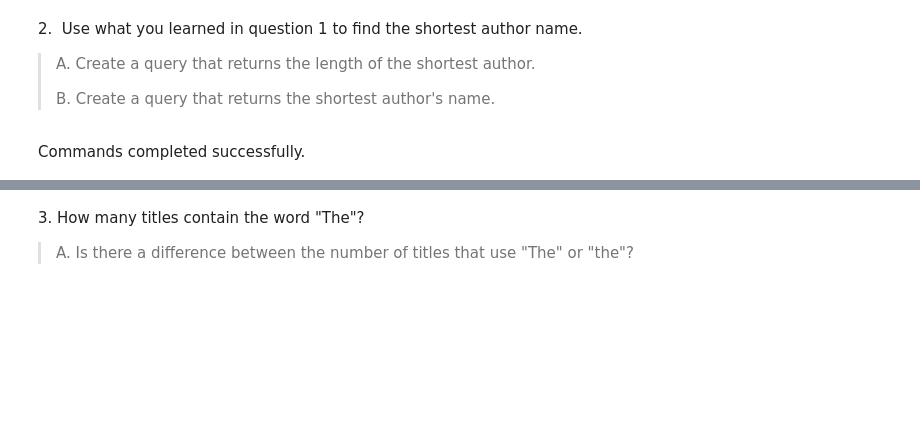
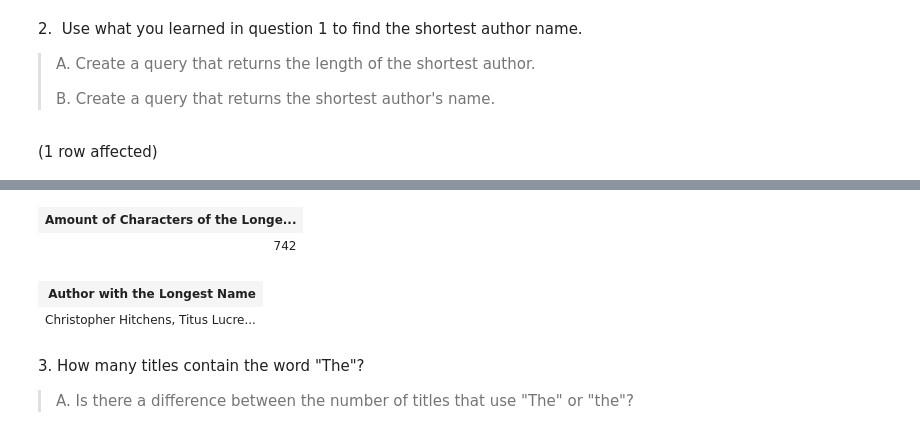
Before and after one commit to Oceyaunna/SQL-Part-2-Studio, a Jupyter notebook: SQL-Part-2-Studio.ipynb, the cells around one changed output, grey strips where cells are left out. Saved outputs shown, nothing was run; the diff lists cells and outputs as text; code cells hidden in the pictures; blank space fills up the shorter version.

```diff
--- a/SQL-Part-2-Studio.ipynb
+++ b/SQL-Part-2-Studio.ipynb
@@ -52,11 +52,11 @@ Total execution time: 00:00:00.060
 > B. Create a query that returns the shortest author's name.
 # %%
 -- Code here:
-SELECT MAX(LEN()) AS 'Amount of Characters of the Longest title'
+SELECT MAX(LEN(authors)) AS 'Amount of Characters of the Longest Author Name'
 FROM BooksDB.dbo.books;
 
-SELECT title AS 'Book with Longest Title Name'
+SELECT authors AS 'Author with the Longest Name'
 FROM BooksDB.dbo.books
-WHERE LEN(title) =186
+WHERE LEN(authors) =742
 # %% [output]
-Commands completed successfully.
+(1 row affected)
@@ -64,3 +65,7 @@ Total execution time: 00:00:00.053
+| Amount of Characters of the Longe... |
+| 742 |
+| Author with the Longest Name |
+| Christopher Hitchens, Titus Lucre... |
 # %% [markdown]
 3\. How many titles contain the word "The"?
 
```
Also changed, not shown: parts of 14 cells of this notebook.
